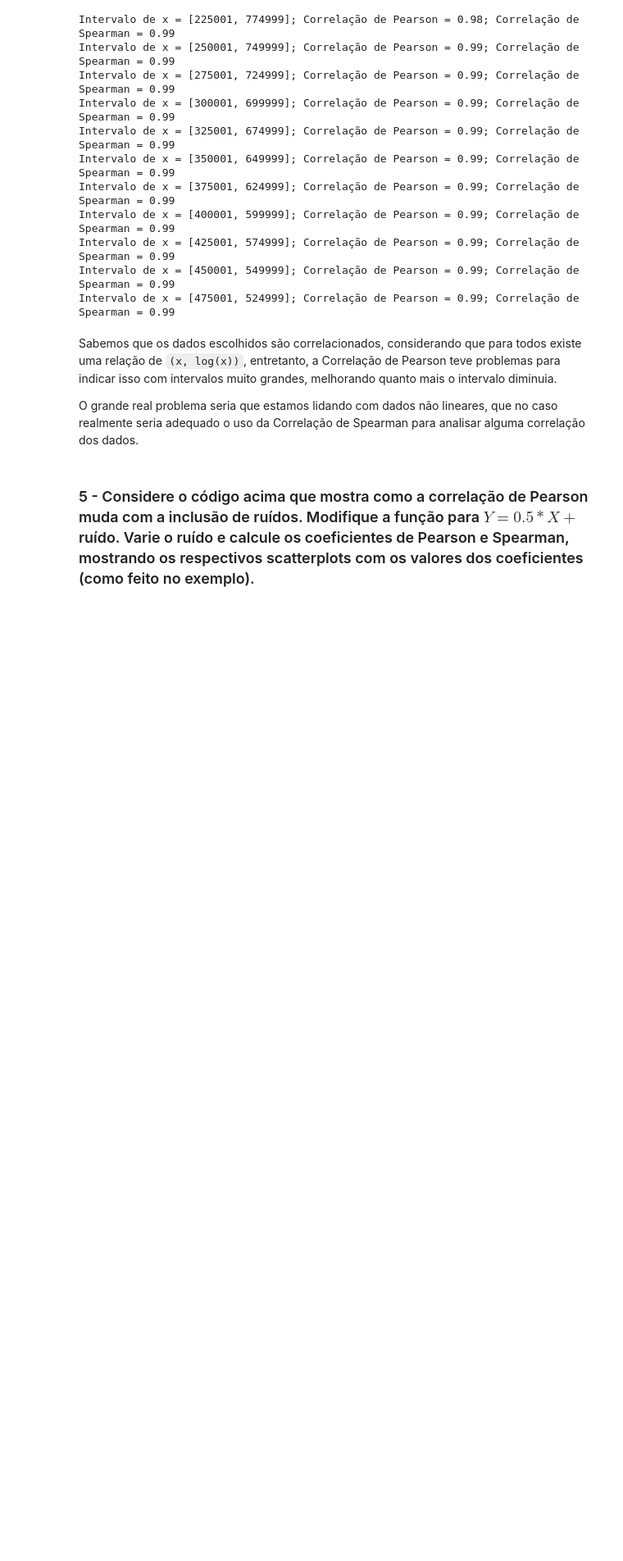
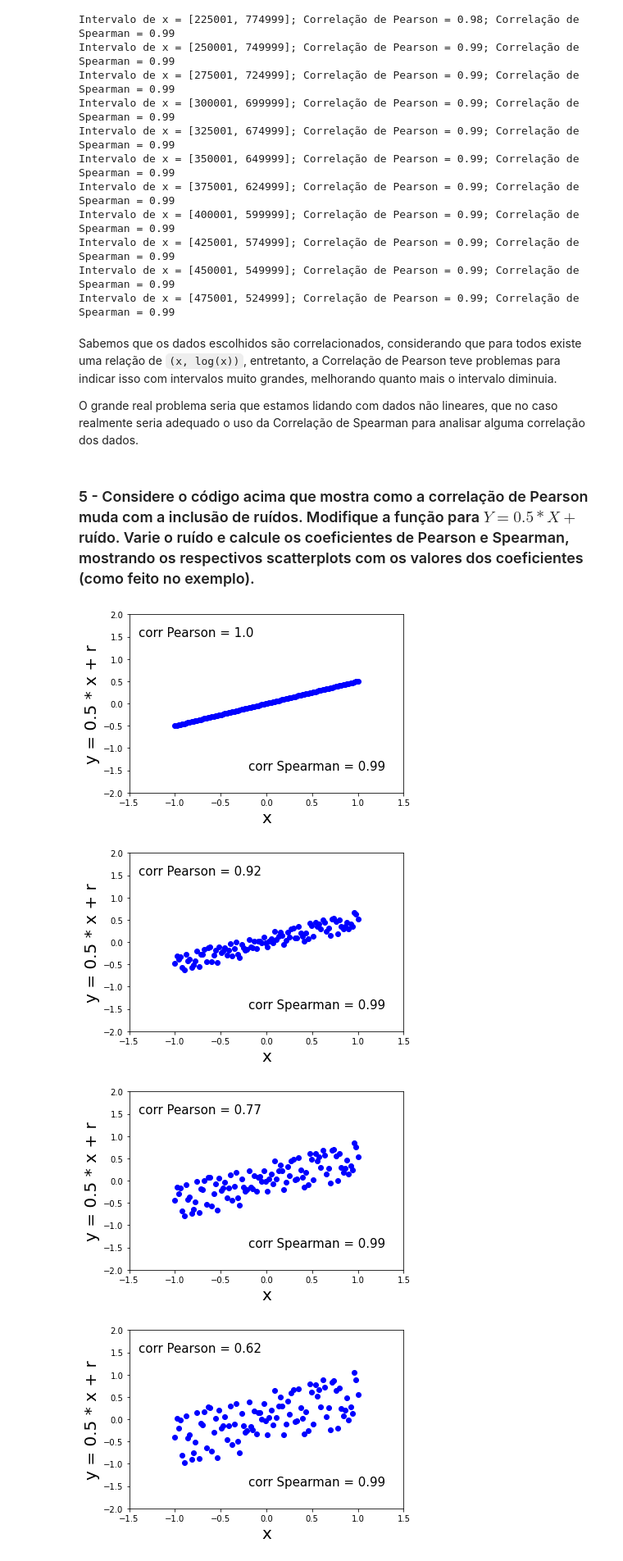
Before and after one commit to BrenoUSP/SME0828_DataScience, a Jupyter notebook: Projects/2 - Análise exploratória de dados/Projeto2_Analise_Exploratoria_dos_dados_B.ipynb, the cells around one changed output. Shown at 82% size. Saved outputs shown, nothing was run; the diff lists cells and outputs as text; code cells hidden in the pictures; blank space fills up the shorter version.

```diff
--- a/Projects/2 - Análise exploratória de dados/Projeto2_Analise_Exploratoria_dos_dados_B.ipynb
+++ b/Projects/2 - Análise exploratória de dados/Projeto2_Analise_Exploratoria_dos_dados_B.ipynb
@@ -67,3 +67,36 @@ Sabemos que os dados escolhidos são correlacionados, considerando que para todo
 O grande real problema seria que estamos lidando com dados não lineares, que no caso realmente seria adequado o uso da Correlação de Spearman para analisar alguma correlação dos dados.
 # %% [markdown]
 ### 5 - Considere o código acima que mostra como a correlação de Pearson muda com a inclusão de ruídos. Modifique a função para $Y = 0.5*X +$ ruído. Varie o ruído e calcule os coeficientes de Pearson e Spearman, mostrando os respectivos scatterplots com os valores dos coeficientes (como feito no exemplo).
+# %%
+import numpy as np
+import matplotlib.pyplot as plt
+from scipy.stats import pearsonr, spearmanr
+
+N = 100
+X = np.linspace(-1,1, N) # Dados a serem criados em X
+erro = np.random.uniform(-1,1,N) # ruído a ser incluído na relação linear.
+
+for sigma in np.arange(0,2,0.2):
+    Y = 0.5*X + erro*sigma # A equação para y que iremos usar
+    plt.plot(X,Y, 'bo')
+    corr, p_value = pearsonr(X, Y) # calcula a correlação de Pearson
+    corrs, p_values = spearmanr(x, y) # calcula a correlação de Spearman
+
+    corr = int(corr*100)/100
+    corrs = int(corrs*100)/100
+
+    stringPearson = 'corr Pearson = ' + str(corr)
+    stringSpearman = 'corr Spearman = ' + str(corrs)
+
+    plt.xlabel("x",fontsize = 20)
+    plt.ylabel("y = 0.5 * x + r", fontsize = 20)
+    plt.xlim(-1.5,1.5)
+    plt.ylim(-2, 2)
+    plt.text(-1.4,1.5, stringPearson, fontsize=15)
+    plt.text(-0.2, -1.5, stringSpearman, fontsize=15)
+    plt.show(True)
+# %% [output]
+[figure, added]
+[figure, added]
+[figure, added]
+[figure, added]
```
Also changed, not shown: parts of 1 cell of this notebook.
